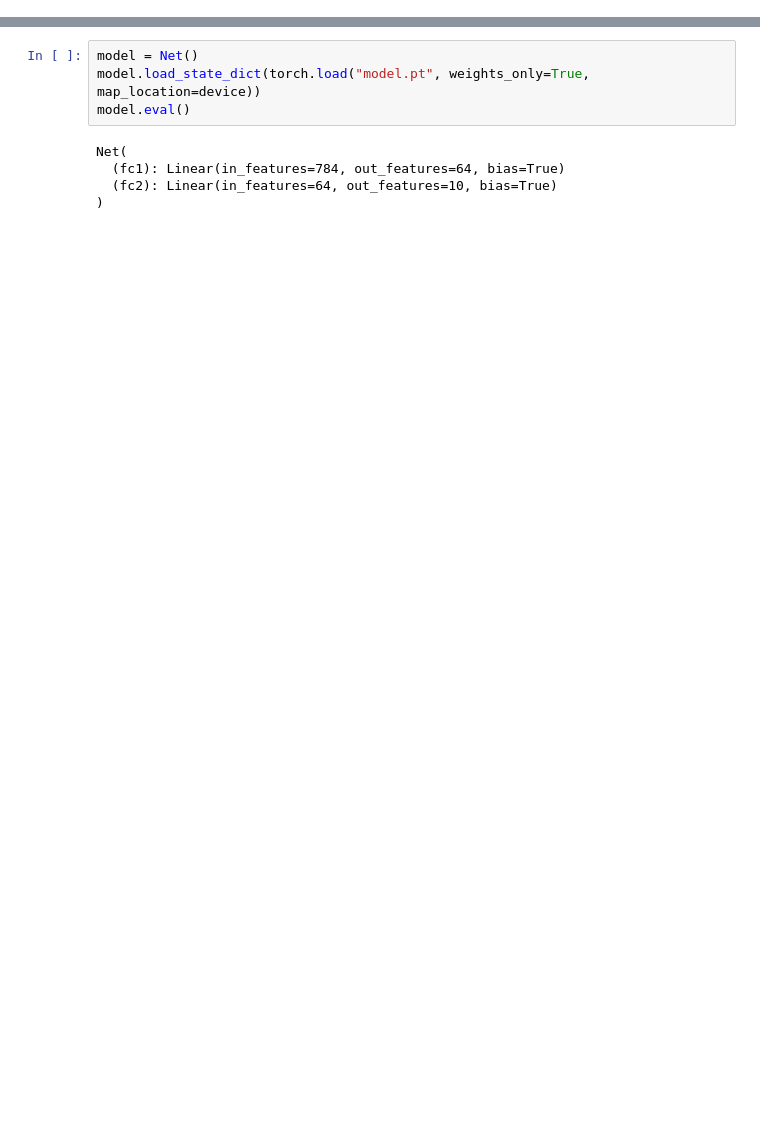
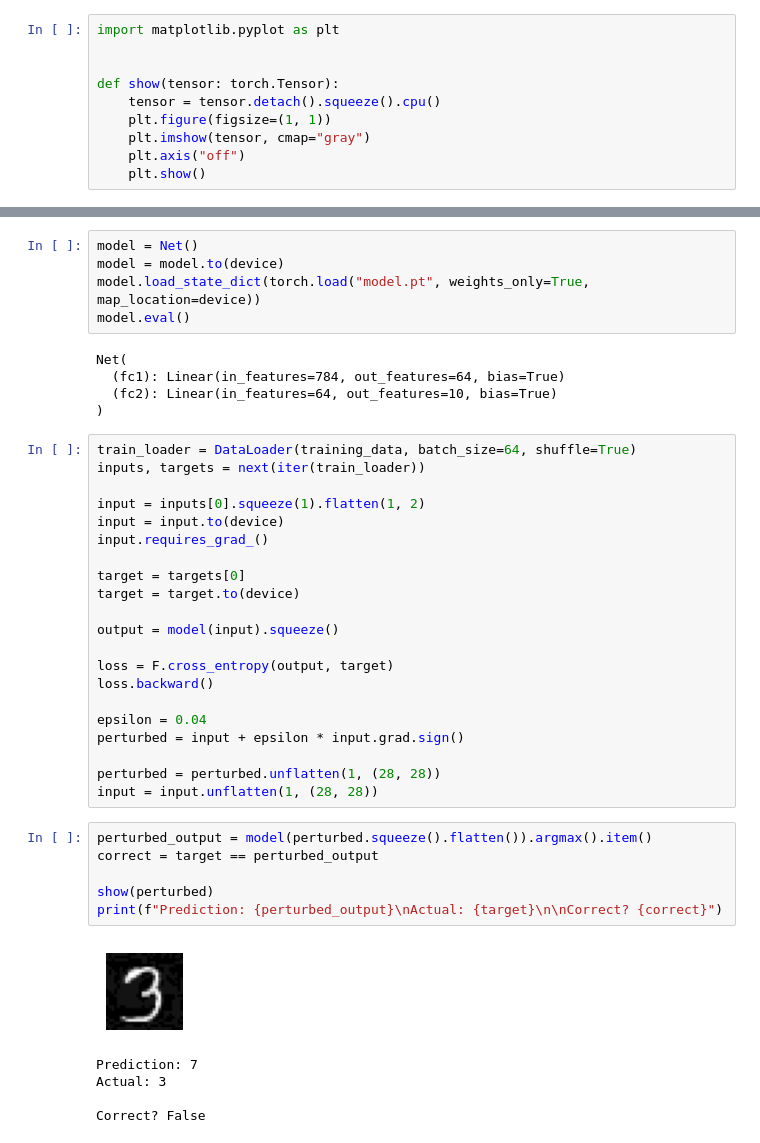
Before and after one commit to thaske/fgsm, a Jupyter notebook: fgsm.ipynb, the cells around one changed output, grey strips where cells are left out. Saved outputs shown, nothing was run; the diff lists cells and outputs as text; blank space fills up the shorter version.

```diff
--- a/fgsm.ipynb
+++ b/fgsm.ipynb
@@ -5,6 +5,16 @@ from torchvision.transforms import ToTensor
 import torch.nn as nn
 import torch.nn.functional as F
 import torch.optim as optim
+# %%
+import matplotlib.pyplot as plt
+
+
+def show(tensor: torch.Tensor):
+    tensor = tensor.detach().squeeze().cpu()
+    plt.figure(figsize=(1, 1))
+    plt.imshow(tensor, cmap="gray")
+    plt.axis("off")
+    plt.show()
 # %%
 device = torch.device("cpu")
 
@@ -129,5 +150,6 @@ Training accuracy: 98.44        Training loss:
 # %%
 model = Net()
+model = model.to(device)
 model.load_state_dict(torch.load("model.pt", weights_only=True, map_location=device))
 model.eval()
 # %% [output]
@@ -135,3 +157,36 @@ Net(
   (fc1): Linear(in_features=784, out_features=64, bias=True)
   (fc2): Linear(in_features=64, out_features=10, bias=True)
 )
+# %%
+train_loader = DataLoader(training_data, batch_size=64, shuffle=True)
+inputs, targets = next(iter(train_loader))
+
+input = inputs[0].squeeze(1).flatten(1, 2)
+input = input.to(device)
+input.requires_grad_()
+
+target = targets[0]
+target = target.to(device)
+
+output = model(input).squeeze()
+
+loss = F.cross_entropy(output, target)
+loss.backward()
+
+epsilon = 0.04
+perturbed = input + epsilon * input.grad.sign()
+
+perturbed = perturbed.unflatten(1, (28, 28))
+input = input.unflatten(1, (28, 28))
+# %%
+perturbed_output = model(perturbed.squeeze().flatten()).argmax().item()
+correct = target == perturbed_output
+
+show(perturbed)
+print(f"Prediction: {perturbed_output}\nActual: {target}\n\nCorrect? {correct}")
+# %% [output]
+[figure, added]
+Prediction: 7
+Actual: 3
+
+Correct? False
```
Also changed, not shown: parts of 6 cells of this notebook, 1 other file.
